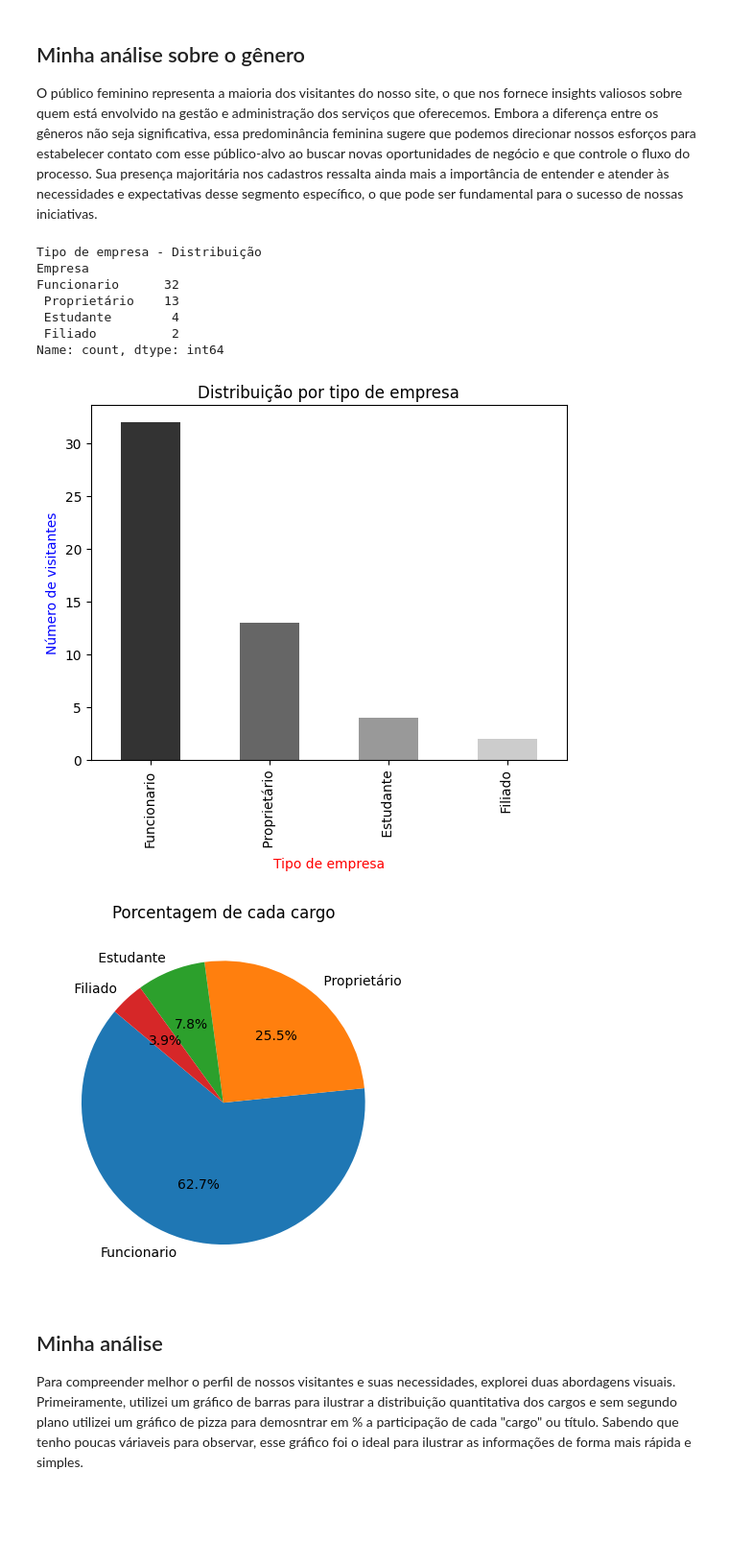
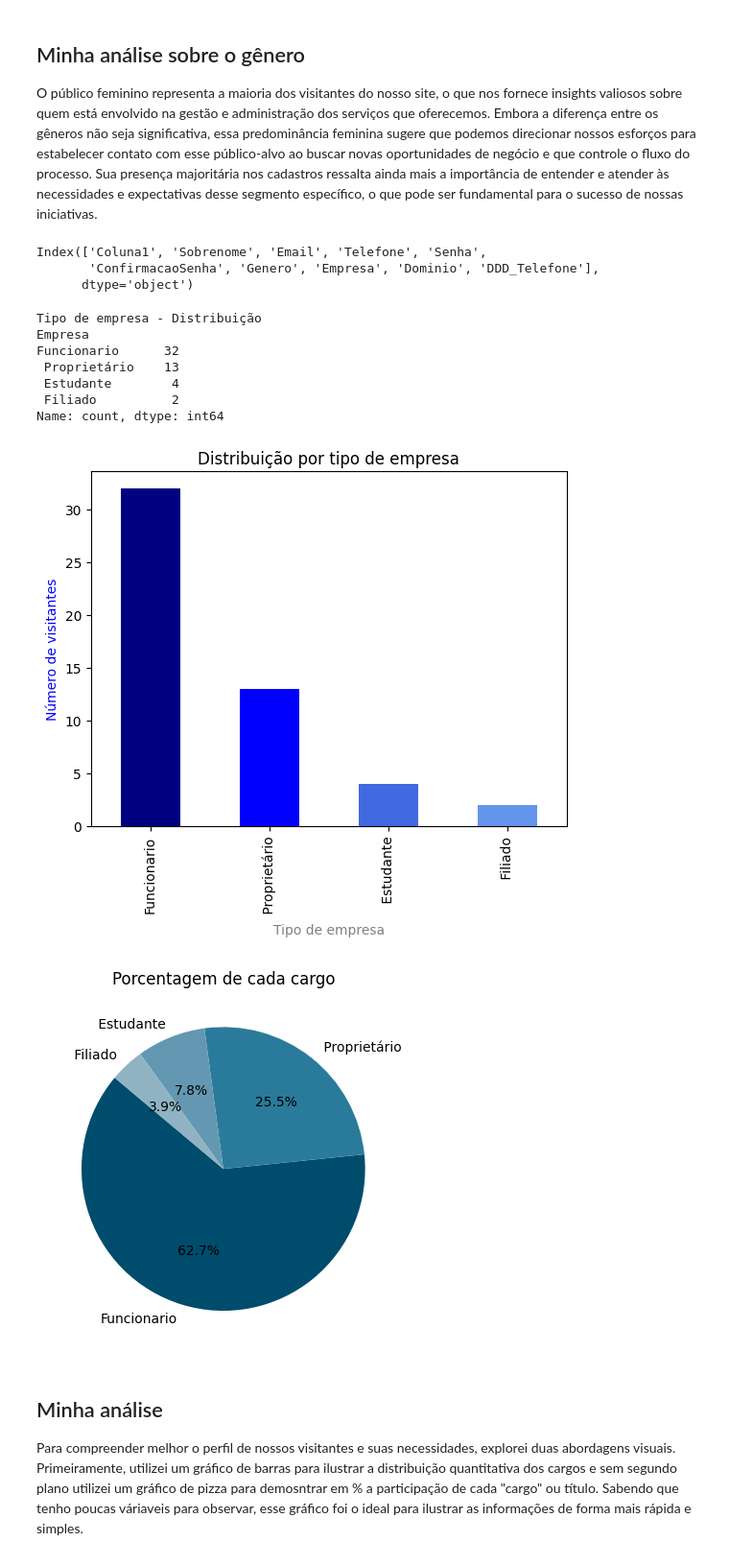
Before and after one commit to patinaomi/sprint-3-fiap, a Jupyter notebook: AI & Chatbot/Analise-Cadastro.ipynb, the cells around one changed output. Shown at 96% size. Drawn from its saved outputs; the diff is of its cells as text; code cells hidden in the pictures; blank space fills up the shorter version.

```diff
--- a/AI & Chatbot/Analise-Cadastro.ipynb
+++ b/AI & Chatbot/Analise-Cadastro.ipynb
@@ -65,20 +65,27 @@ Name: count, dtype: int64
 # %% [markdown]
 ## Minha análise sobre o gênero
 O público feminino representa a maioria dos visitantes do nosso site, o que nos fornece insights valiosos sobre quem está envolvido na gestão e administração dos serviços que oferecemos. Embora a diferença entre os gêneros não seja significativa, essa predominância feminina sugere que podemos direcionar nossos esforços para estabelecer contato com esse público-alvo ao buscar novas oportunidades de negócio e que controle o fluxo do processo. Sua presença majoritária nos cadastros ressalta ainda mais a importância de entender e atender às necessidades e expectativas desse segmento específico, o que pode ser fundamental para o sucesso de nossas iniciativas.
+# %%
+tabela.columns
+# %% [output]
+Index(['Coluna1', 'Sobrenome', 'Email', 'Telefone', 'Senha',
+       'ConfirmacaoSenha', 'Genero', 'Empresa', 'Dominio', 'DDD_Telefone'],
+      dtype='object')
 # %%
 
 ##---------------------( Análise pelo segmento  )---------------------##
 
-empresa_distribuicao = dados['Empresa'].value_counts()
+empresa_distribuicao = tabela['Empresa'].value_counts()
 print("\nTipo de empresa - Distribuição ")
 print(empresa_distribuicao)
 
-# Define a lista de tons de cinza do mais escuro para o mais claro
-tons_de_cinza = ['#333333', '#666666', '#999999', '#CCCCCC', '#DDDDDD']
+# Paleta de cores
+tons_de_azul = ['#000080', '#0000FF', '#4169E1', '#6495ED', '#87CEEB']
+
 
 # Gráfico
-empresa_distribuicao.plot(kind='bar', title='Distribuição por tipo de empresa', color=tons_de_cinza)
-plt.xlabel('Tipo de empresa', color="red")
+empresa_distribuicao.plot(kind='bar', title='Distribuição por tipo de empresa', color=tons_de_azul)
+plt.xlabel('Tipo de empresa', color="gray")
 plt.ylabel('Número de visitantes', color="blue")
 plt.show()
 # %% [output]
@@ -89,18 +96,23 @@ Funcionario      32
  Estudante        4
  Filiado          2
 Name: count, dtype: int64
-[figure, old version]
+[figure, new version]
 # %%
+##---------------------( Análise pelo Cargo  )---------------------##
+
+# Paleta de cores
+tons_de_azul = ['#004c6d', '#2a7b9b', '#6497b1', '#8fb3c2', '#b5cfd9']
+
 # Calcula a porcentagem de cada cargo
-porcentagem_cargos = dados['Empresa'].value_counts(normalize=True) * 100
+porcentagem_cargos = tabela['Empresa'].value_counts(normalize=True) * 100
 
-# Gráfico de pizza
-porcentagem_cargos.plot(kind='pie', autopct='%1.1f%%', startangle=140)
+# Gráfico
+porcentagem_cargos.plot(kind='pie', autopct='%1.1f%%', startangle=140, colors=tons_de_azul)
 plt.title('Porcentagem de cada cargo')
 plt.ylabel('')
 plt.show()
 # %% [output]
-[figure, old version]
+[figure, new version]
 # %% [markdown]
 ## Minha análise
 
```
Also changed, not shown: parts of 5 cells of this notebook, 2 other files.
